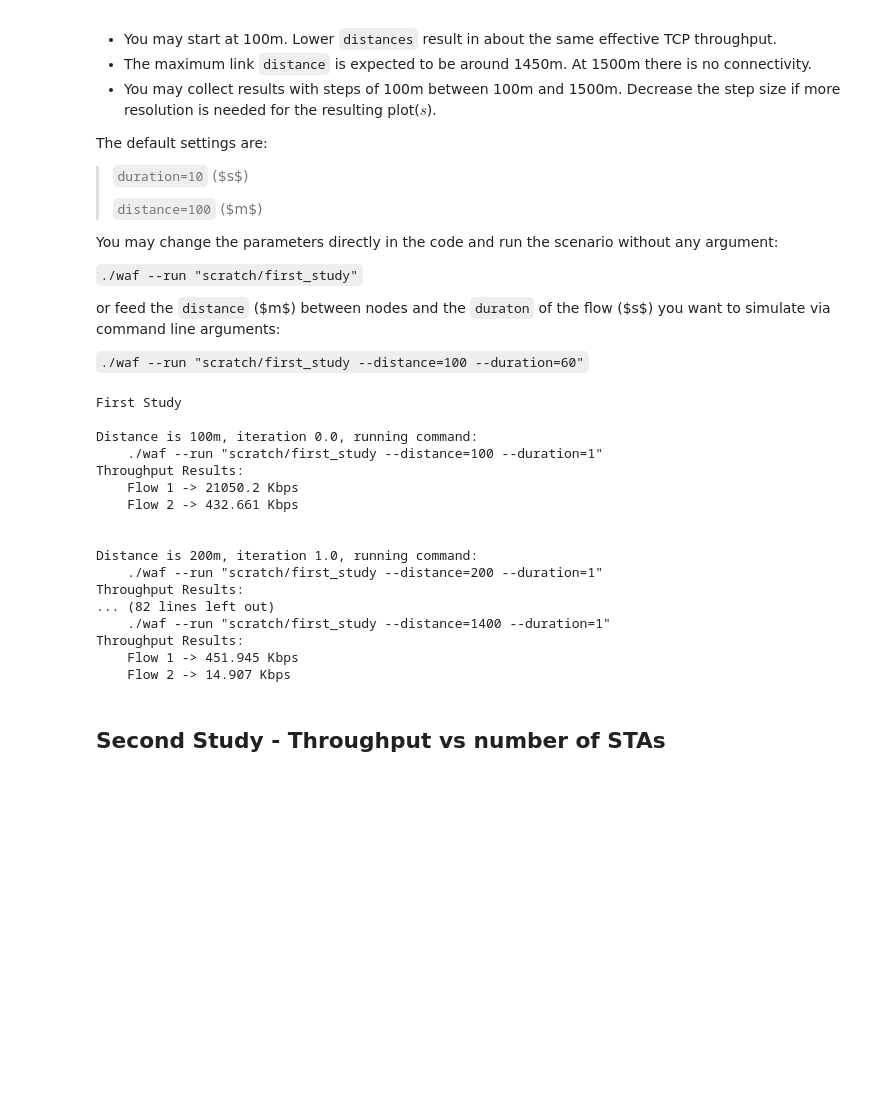
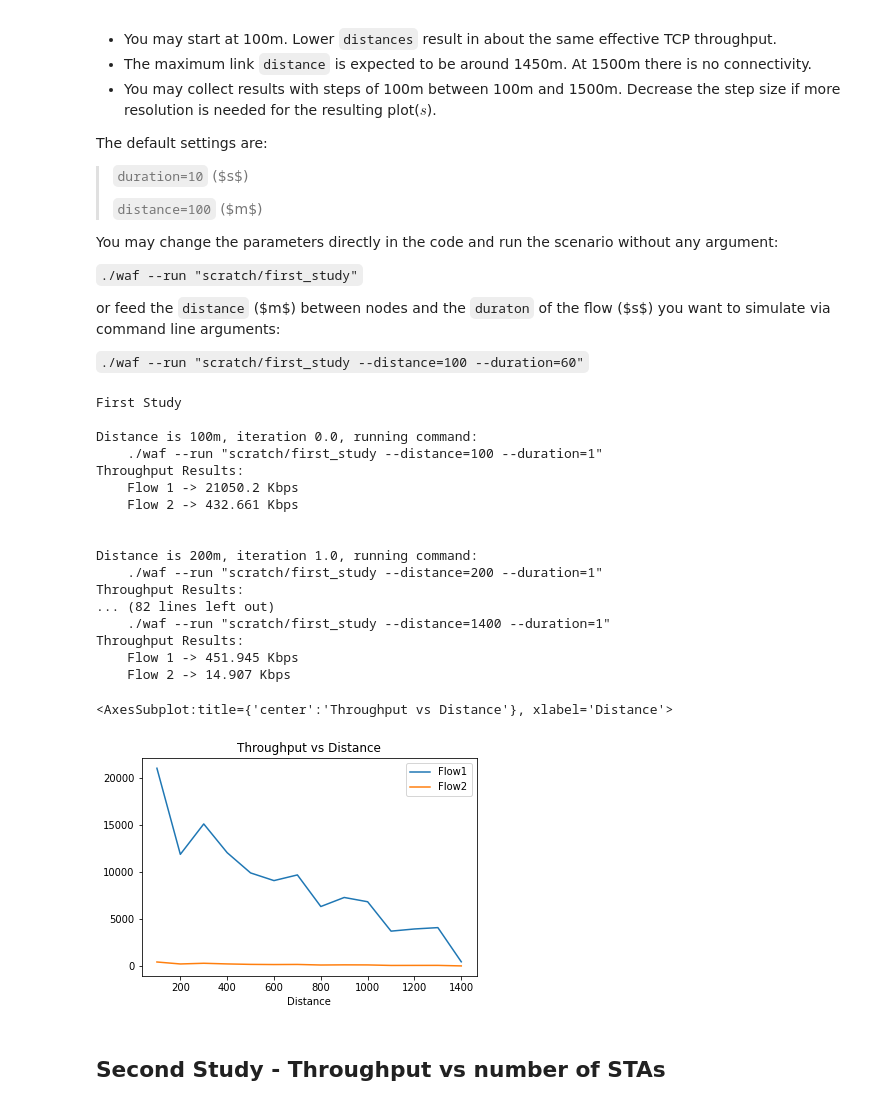
Before and after one commit to martinhofigueiredo/COMO, a Jupyter notebook: Lab4/Lab4.ipynb, the cells around one changed output. Cells and saved outputs as stored; diff of their text form; code cells hidden in the pictures; blank space fills up the shorter version.

```diff
--- a/Lab4/Lab4.ipynb
+++ b/Lab4/Lab4.ipynb
@@ -63,7 +63,7 @@ import re
 import pandas as pd
 import numpy as np
 import plotly.express as px
-
+%matplotlib widget
 # Defining variables to use for the study
 default = True
 
@@ -87,38 +87,37 @@ regex = r"       Throughput: (\d+\.\d+) Kbps"
 rx = re.compile(regex)
 
 df = pd.DataFrame(columns=['Flow1','Flow2','Distance'],dtype= np.float64)
 
 for distance in range(start,stop,step):
     i = int (distance - start)/step
     print(f'Distance is {distance}m, iteration {i}, running command:\n    ./waf --run "scratch/first_study --distance={distance} --duration={duration}"')
     process = subprocess.run([f'./waf --run "scratch/first_study --distance={distance} --duration={duration}"'], shell=True, check=True, stdout=subprocess.PIPE, universal_newlines=True)
     output = rx.findall(process.stdout)
     df.loc[i] = output+[distance]
     print(f'Throughput Results:\n    Flow 1 -> {output[0]} Kbps\n    Flow 2 -> {output[1]} Kbps\n\n')
 
-
-
-fig = px.line(df, x="Distance", y=["Flow1","Flow2"], title='Throughput vs Distance')
-fig.update_yaxes(type='linear')
-fig.show()
+df[:] = df[:].astype(float)
+df.plot(x='Distance', kind='line', y=["Flow1","Flow2"], title='Throughput vs Distance')
 # %% [output]
 First Study
 
 Distance is 100m, iteration 0.0, running command:
     ./waf --run "scratch/first_study --distance=100 --duration=1"
 Throughput Results:
     Flow 1 -> 21050.2 Kbps
     Flow 2 -> 432.661 Kbps
 
 
 Distance is 200m, iteration 1.0, running command:
     ./waf --run "scratch/first_study --distance=200 --duration=1"
 Throughput Results:
 ... (82 lines left out)
     ./waf --run "scratch/first_study --distance=1400 --duration=1"
 Throughput Results:
     Flow 1 -> 451.945 Kbps
     Flow 2 -> 14.907 Kbps
+<AxesSubplot:title={'center':'Throughput vs Distance'}, xlabel='Distance'>
+[figure, added]
 # %% [markdown]
 ## __Second Study - Throughput vs number of STAs__
 # %% [markdown]
```
Also changed, not shown: parts of 3 cells of this notebook.
